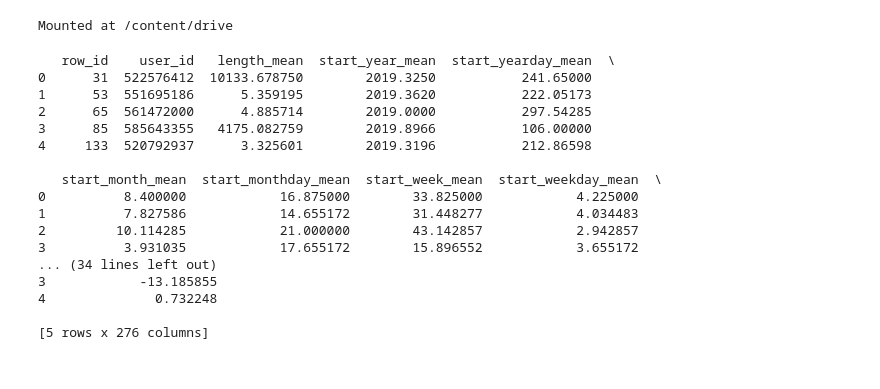
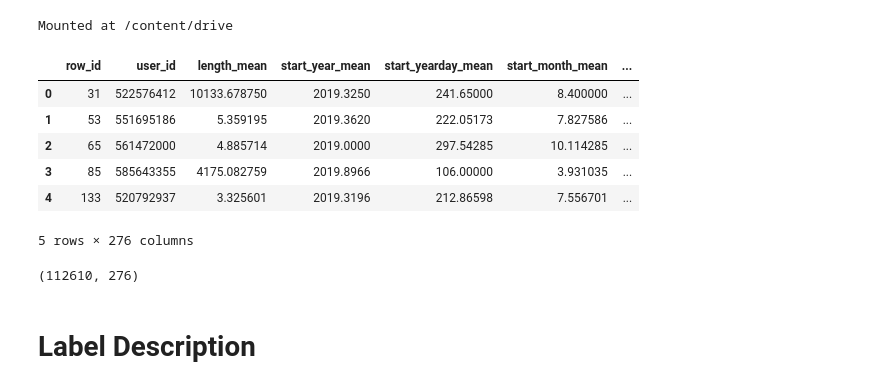
Before and after one commit to manor-s/DS-course-project-4, a Jupyter notebook: EDA/EDA.ipynb, the cells around one changed output. Drawn from its saved outputs; the diff is of its cells as text; code cells hidden in the pictures.

```diff
--- a/EDA/EDA.ipynb
+++ b/EDA/EDA.ipynb
@@ -9,22 +9,19 @@ Mounted at /content/drive
 import pandas as pd
 csv_file_path = '/content/drive/My Drive/e-commerce project/rees46_customer_model.csv'
 churn = pd.read_csv(csv_file_path)
-print(churn.head())
-# %% [output]
-   row_id    user_id   length_mean  start_year_mean  start_yearday_mean  \
-0      31  522576412  10133.678750        2019.3250           241.65000
-1      53  551695186      5.359195        2019.3620           222.05173
-2      65  561472000      4.885714        2019.0000           297.54285
-3      85  585643355   4175.082759        2019.8966           106.00000
-4     133  520792937      3.325601        2019.3196           212.86598
-
-   start_month_mean  start_monthday_mean  start_week_mean  start_weekday_mean  \
-0          8.400000            16.875000        33.825000            4.225000
-1          7.827586            14.655172        31.448277            4.034483
-2         10.114285            21.000000        43.142857            2.942857
-3          3.931035            17.655172        15.896552            3.655172
-... (34 lines left out)
-3            -13.185855
-4              0.732248
-
-[5 rows x 276 columns]
+# %%
+churn.head()
+# %% [output]
+|  | row_id | user_id | length_mean | start_year_mean | start_yearday_mean | start_month_mean | ... |
+| 0 | 31 | 522576412 | 10133.678750 | 2019.3250 | 241.65000 | 8.400000 | ... |
+| 1 | 53 | 551695186 | 5.359195 | 2019.3620 | 222.05173 | 7.827586 | ... |
+| 2 | 65 | 561472000 | 4.885714 | 2019.0000 | 297.54285 | 10.114285 | ... |
+| 3 | 85 | 585643355 | 4175.082759 | 2019.8966 | 106.00000 | 3.931035 | ... |
+| 4 | 133 | 520792937 | 3.325601 | 2019.3196 | 212.86598 | 7.556701 | ... |
+5 rows × 276 columns
+# %%
+churn.shape
+# %% [output]
+(112610, 276)
+# %% [markdown]
+# Label Description
```
Also changed, not shown: parts of 9 cells of this notebook.
